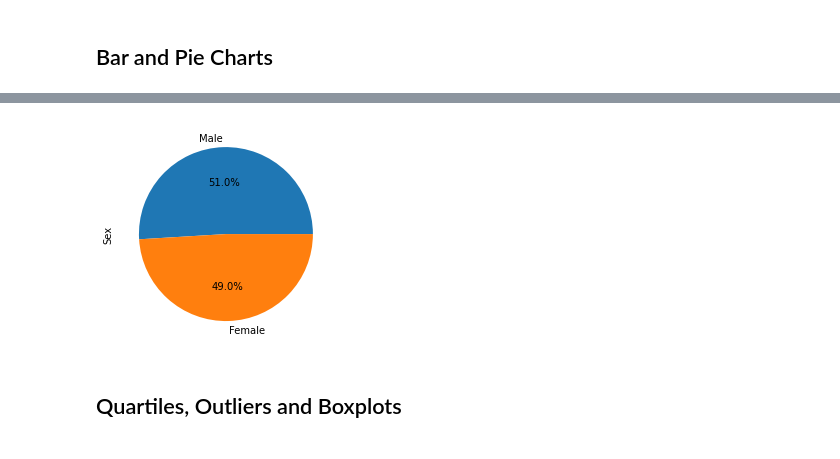
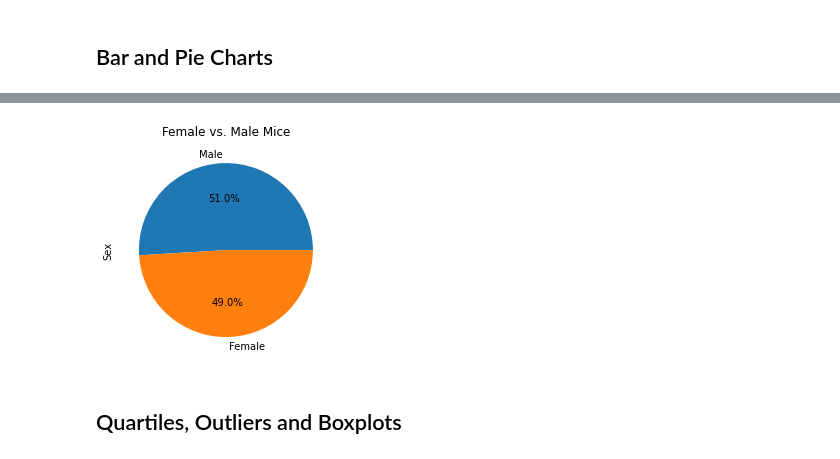
Before and after one commit to Salllym/Matplotlib-The-Power-of-Plots, a Jupyter notebook: Pymaceuticals/pymaceuticals_starter.ipynb, the cells around one changed output, grey strips where cells are left out. Saved outputs shown, nothing was run; the diff lists cells and outputs as text; code cells hidden in the pictures.

```diff
--- a/Pymaceuticals/pymaceuticals_starter.ipynb
+++ b/Pymaceuticals/pymaceuticals_starter.ipynb
@@ -188,12 +191,13 @@ plt.show()
 # %%
 # Generate a pie plot showing the distribution of female versus male mice using pyplot
 labels = ['Female', 'Male']
 sizes = [49.7999197, 50.200803]
 plot = gender_data.plot.pie(y='Total Count', autopct="%1.1f%%")
 plt.ylabel('Sex')
+plt.title("Female vs. Male Mice")
 plt.show()
 # %% [output]
-[figure, old version]
+[figure, new version]
 # %% [markdown]
 ## Quartiles, Outliers and Boxplots
 # %%
```
Also changed, not shown: parts of 6 cells of this notebook.
